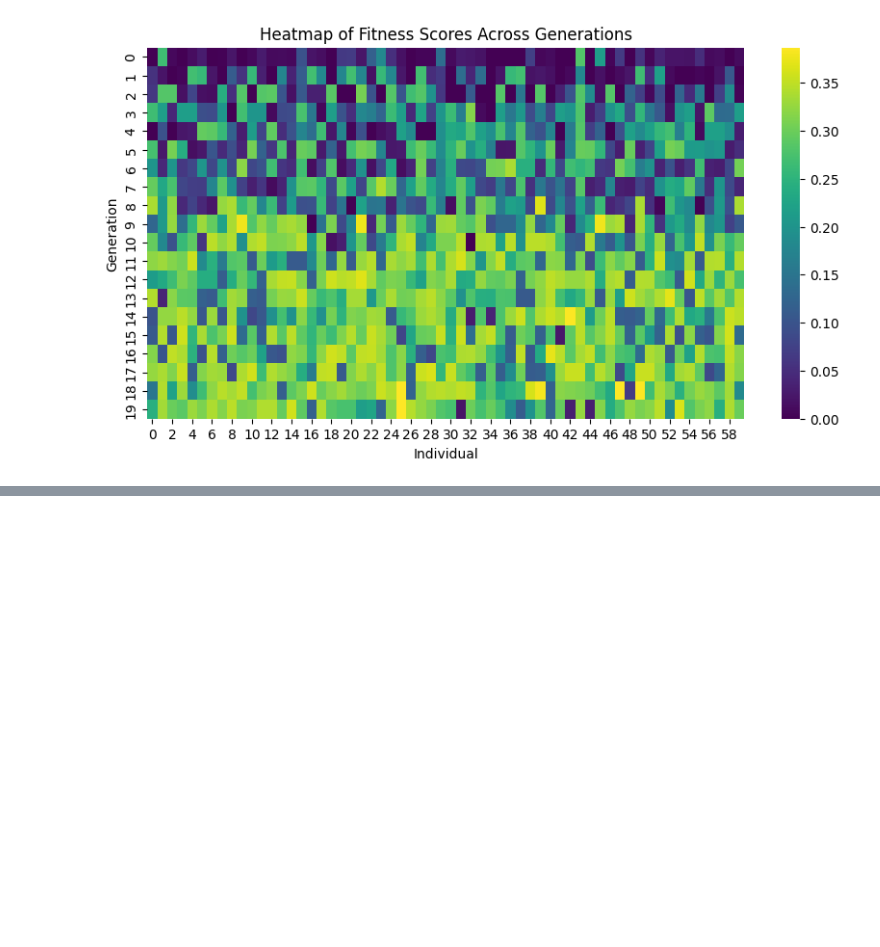
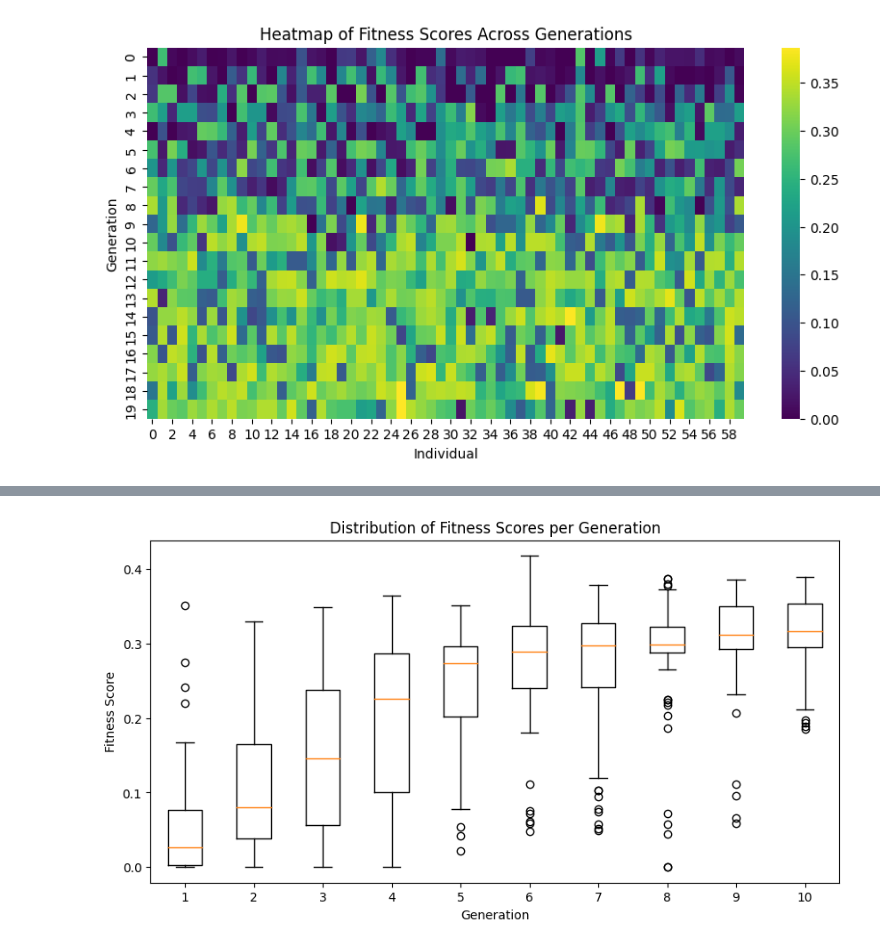
Before and after one commit to georgebaint/Mobile-Robot-Simulator, a Jupyter notebook: evolution_plots.ipynb, the cells around one changed output, grey strips where cells are left out. Cells and saved outputs as stored; diff of their text form; code cells hidden in the pictures; blank space fills up the shorter version.

```diff
--- a/evolution_plots.ipynb
+++ b/evolution_plots.ipynb
@@ -77,0 +106,9 @@ plt.show()
+# %%
+plt.figure(figsize=(10, 5))
+plt.boxplot(fitness_history, labels=[f'{i+1}' for i in range(len(fitness_history))])
+plt.xlabel('Generation')
+plt.ylabel('Fitness Score')
+plt.title('Distribution of Fitness Scores per Generation')
+plt.show()
+# %% [output]
+[figure, added]
```
Also changed, not shown: parts of 14 cells of this notebook, 12 other files.
